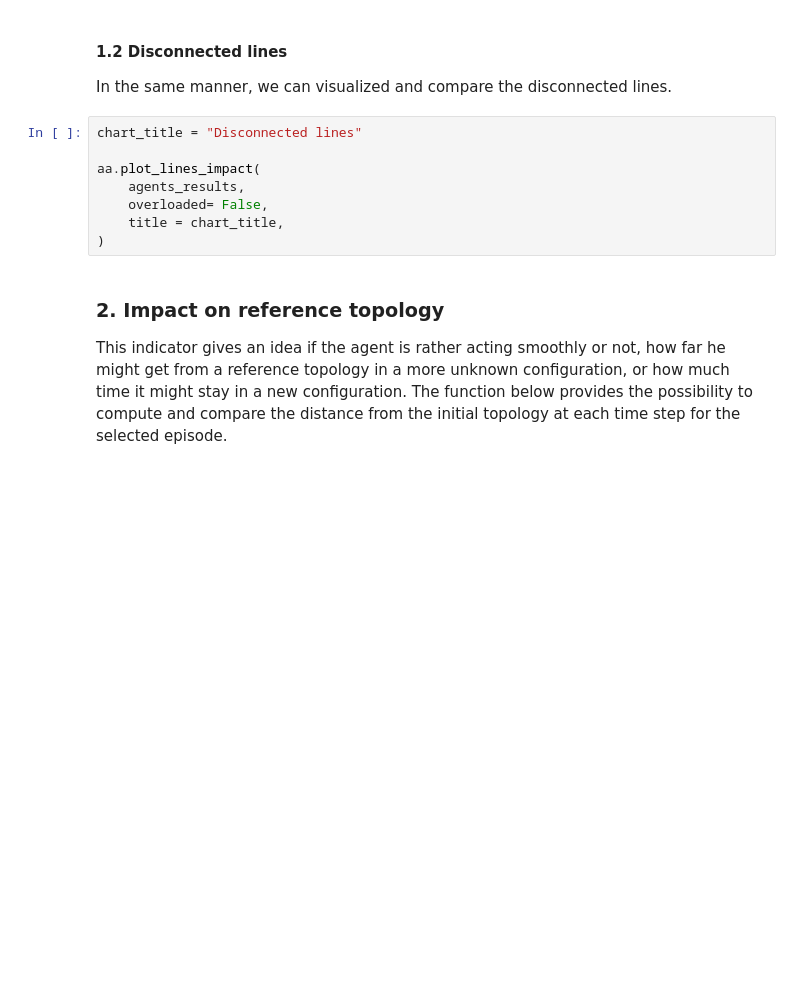
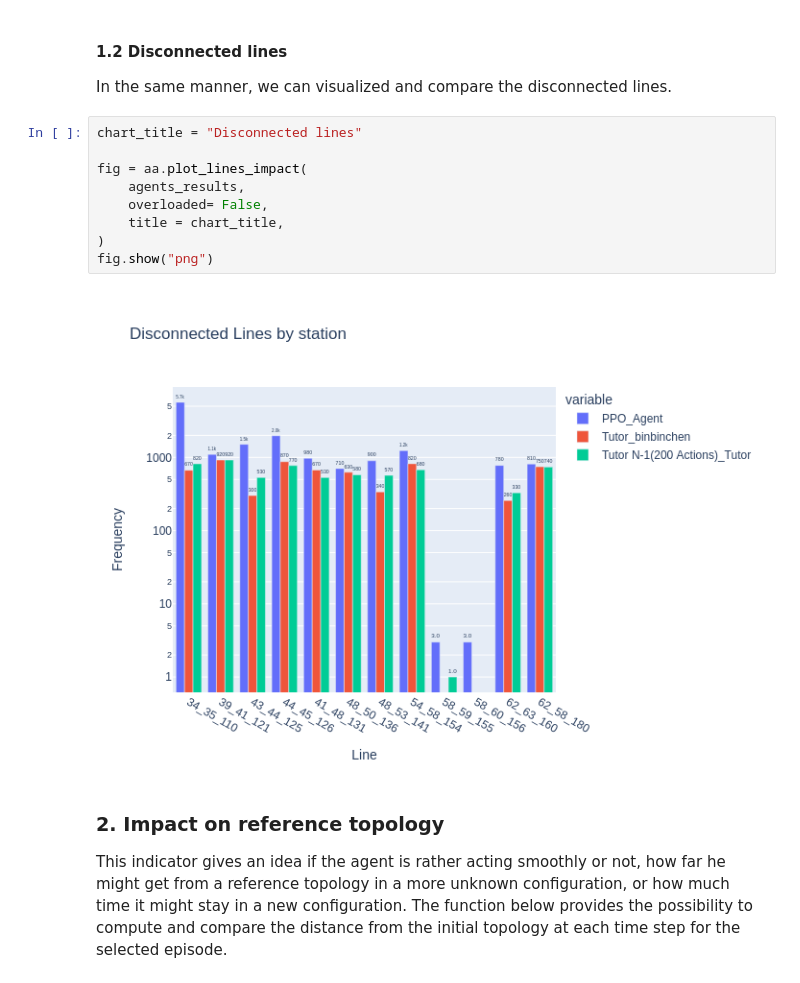
Before and after one commit to seifou23i/Grid2Bench, a Jupyter notebook: getting_started/Getting_Started.ipynb, the cells around one changed output. Cells and saved outputs as stored; diff of their text form; blank space fills up the shorter version.

```diff
--- a/getting_started/Getting_Started.ipynb
+++ b/getting_started/Getting_Started.ipynb
@@ -182,11 +188,14 @@ In the same manner, we can visualized and compare the disconnected lines.
 # %%
 chart_title = "Disconnected lines"
 
-aa.plot_lines_impact(
+fig = aa.plot_lines_impact(
     agents_results,
     overloaded= False,
     title = chart_title,
 )
+fig.show("png")
+# %% [output]
+[figure, added]
 # %% [markdown]
 ### 2. Impact on reference topology
 
```
Also changed, not shown: parts of 18 cells of this notebook.
